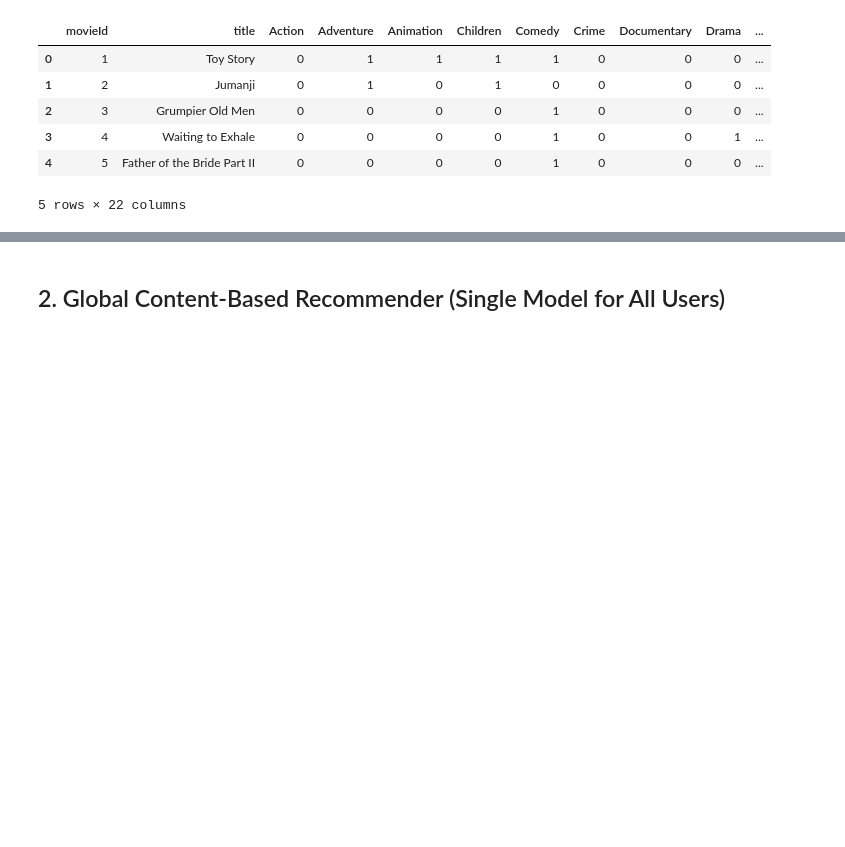
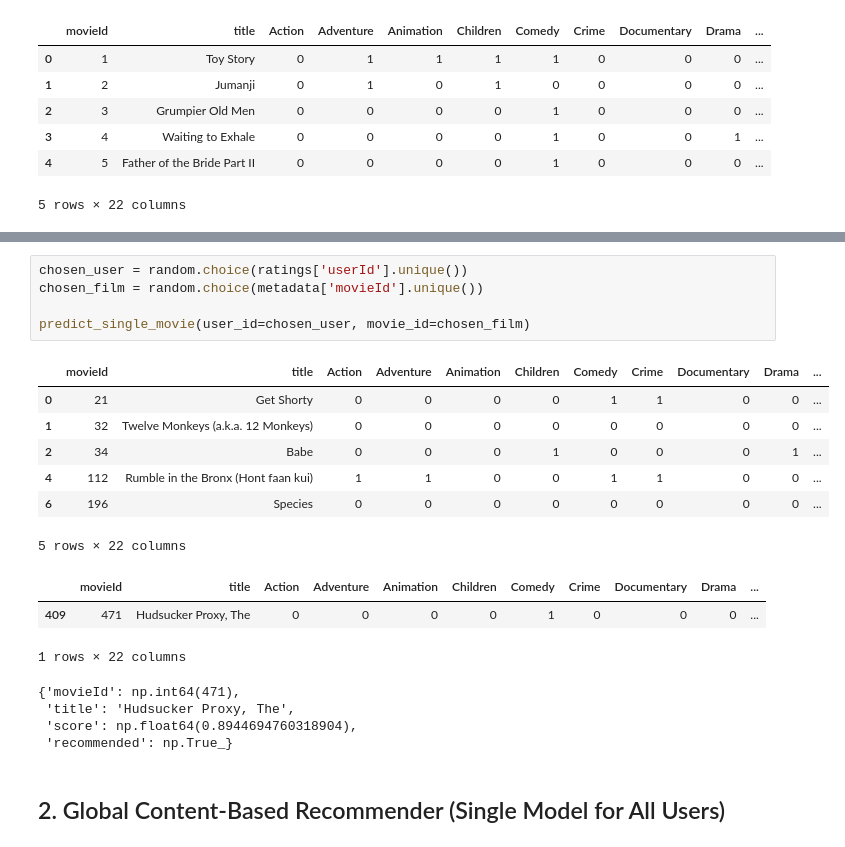
Before and after one commit to EliaTosin/DataAnaCla25, a Jupyter notebook: flipped_8/content_based_recommender_nb.ipynb, the cells around one changed output, grey strips where cells are left out. Drawn from its saved outputs; the diff is of its cells as text; blank space fills up the shorter version.

```diff
--- a/flipped_8/content_based_recommender_nb.ipynb
+++ b/flipped_8/content_based_recommender_nb.ipynb
@@ -253,3 +241,23 @@ user_specific_model(user_id=37)
+# %%
+chosen_user = random.choice(ratings['userId'].unique())
+chosen_film = random.choice(metadata['movieId'].unique())
+
+predict_single_movie(user_id=chosen_user, movie_id=chosen_film)
+# %% [output]
+|  | movieId | title | Action | Adventure | Animation | Children | Comedy | Crime | Documentary | Drama | ... |
+| 0 | 21 | Get Shorty | 0 | 0 | 0 | 0 | 1 | 1 | 0 | 0 | ... |
+| 1 | 32 | Twelve Monkeys (a.k.a. 12 Monkeys) | 0 | 0 | 0 | 0 | 0 | 0 | 0 | 0 | ... |
+| 2 | 34 | Babe | 0 | 0 | 0 | 1 | 0 | 0 | 0 | 1 | ... |
+| 4 | 112 | Rumble in the Bronx (Hont faan kui) | 1 | 1 | 0 | 0 | 1 | 1 | 0 | 0 | ... |
+| 6 | 196 | Species | 0 | 0 | 0 | 0 | 0 | 0 | 0 | 0 | ... |
+5 rows × 22 columns
+|  | movieId | title | Action | Adventure | Animation | Children | Comedy | Crime | Documentary | Drama | ... |
+| 409 | 471 | Hudsucker Proxy, The | 0 | 0 | 0 | 0 | 1 | 0 | 0 | 0 | ... |
+1 rows × 22 columns
+{'movieId': np.int64(471),
+ 'title': 'Hudsucker Proxy, The',
+ 'score': np.float64(0.8944694760318904),
+ 'recommended': np.True_}
 # %% [markdown]
 ## 2. Global Content-Based Recommender (Single Model for All Users)
 # %%
```
Also changed, not shown: parts of 8 cells of this notebook.
